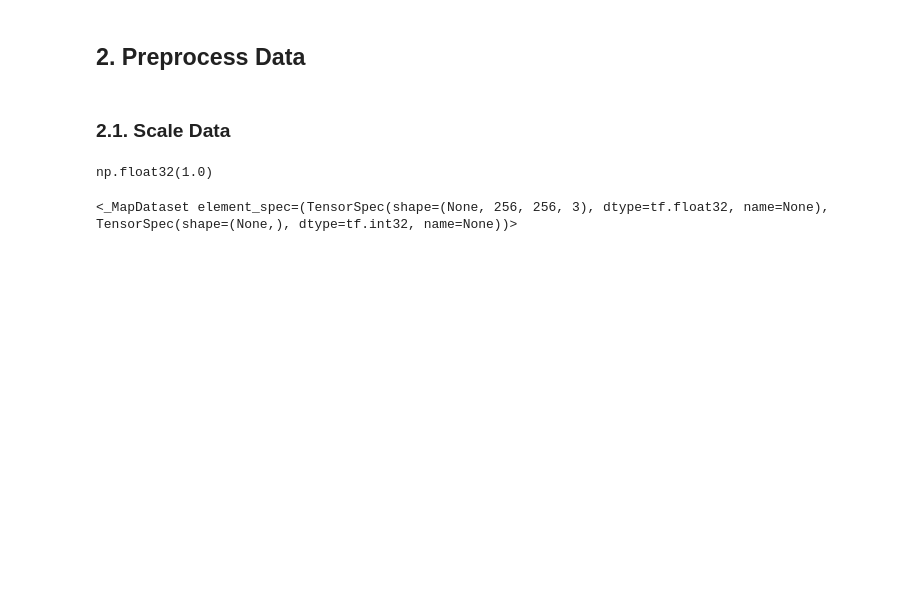
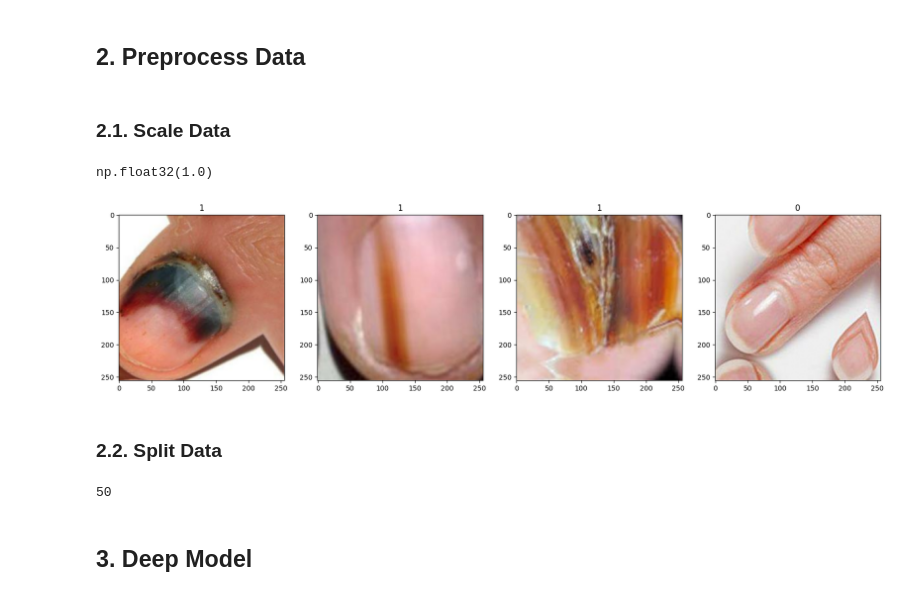
Before and after one commit to farisfaikar/cnn-nail, a Jupyter notebook: NailClassification.ipynb, the cells around one changed output. Cells and saved outputs as stored; diff of their text form; code cells hidden in the pictures; blank space fills up the shorter version.

```diff
--- a/NailClassification.ipynb
+++ b/NailClassification.ipynb
@@ -154,6 +143,19 @@ scaled.max()
 np.float32(1.0)
 # %%
 data = data.map(lambda img, label: (img / 255, label))
-data
+scaled_iterator = data.as_numpy_iterator()
+batch = scaled_iterator.next()
-# %% [output]
-<_MapDataset element_spec=(TensorSpec(shape=(None, 256, 256, 3), dtype=tf.float32, name=None), TensorSpec(shape=(None,), dtype=tf.int32, name=None))>
+# %%
+fig, ax = plt.subplots(ncols=4, figsize=(20, 20))
+for idx, img in enumerate(batch[0][:4]):
+    ax[idx].imshow(img)
+    ax[idx].title.set_text(batch[1][idx])
+# %% [output]
+[figure, added]
+# %% [markdown]
+### **2.2. Split Data**
+# %%
+# Display number of batches 50 * 32 = 1600
+len(data)
+# %% [output]
+50
@@ -159,0 +170,2 @@ data
+# %% [markdown]
+## **3. Deep Model**
```
Also changed, not shown: parts of 40 cells of this notebook.
